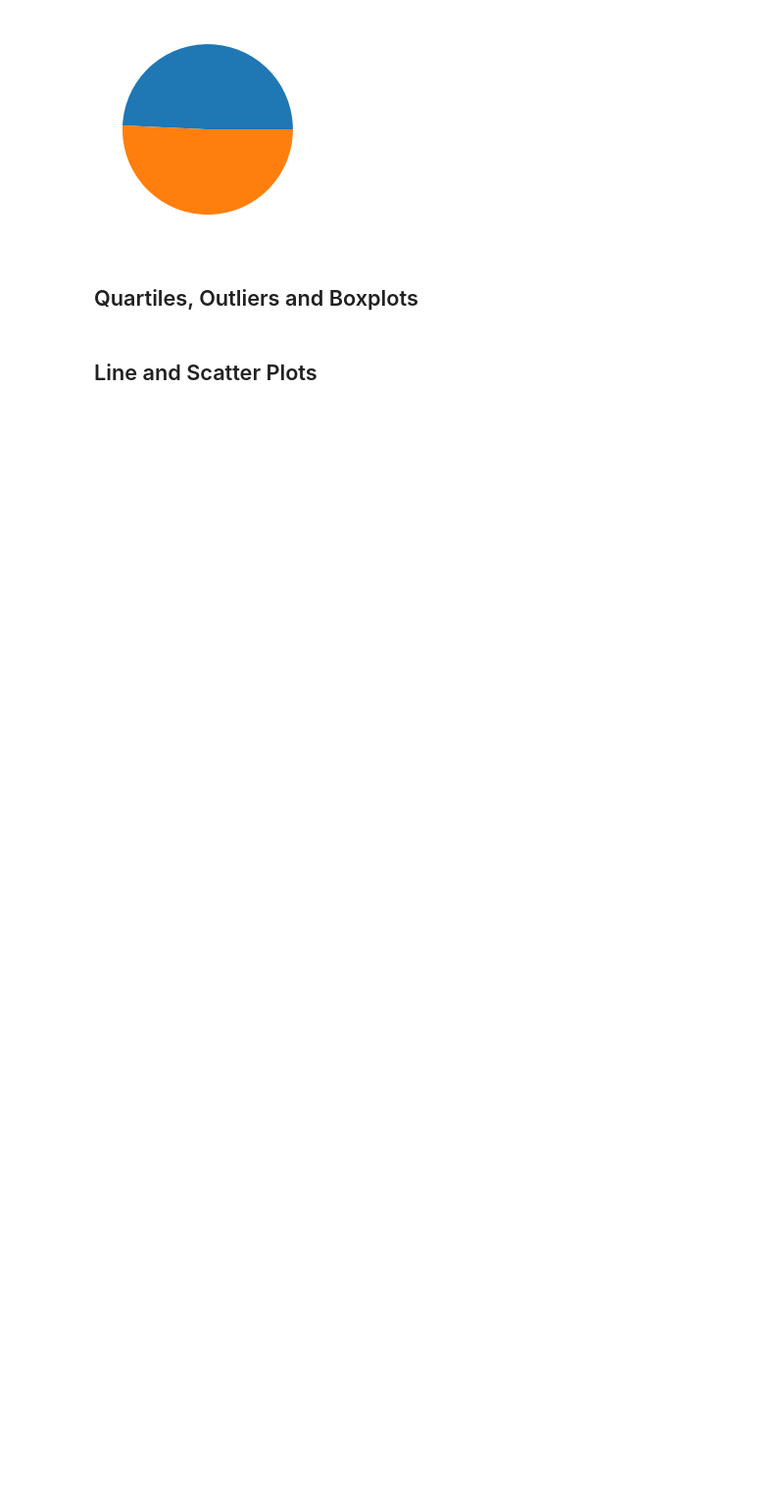
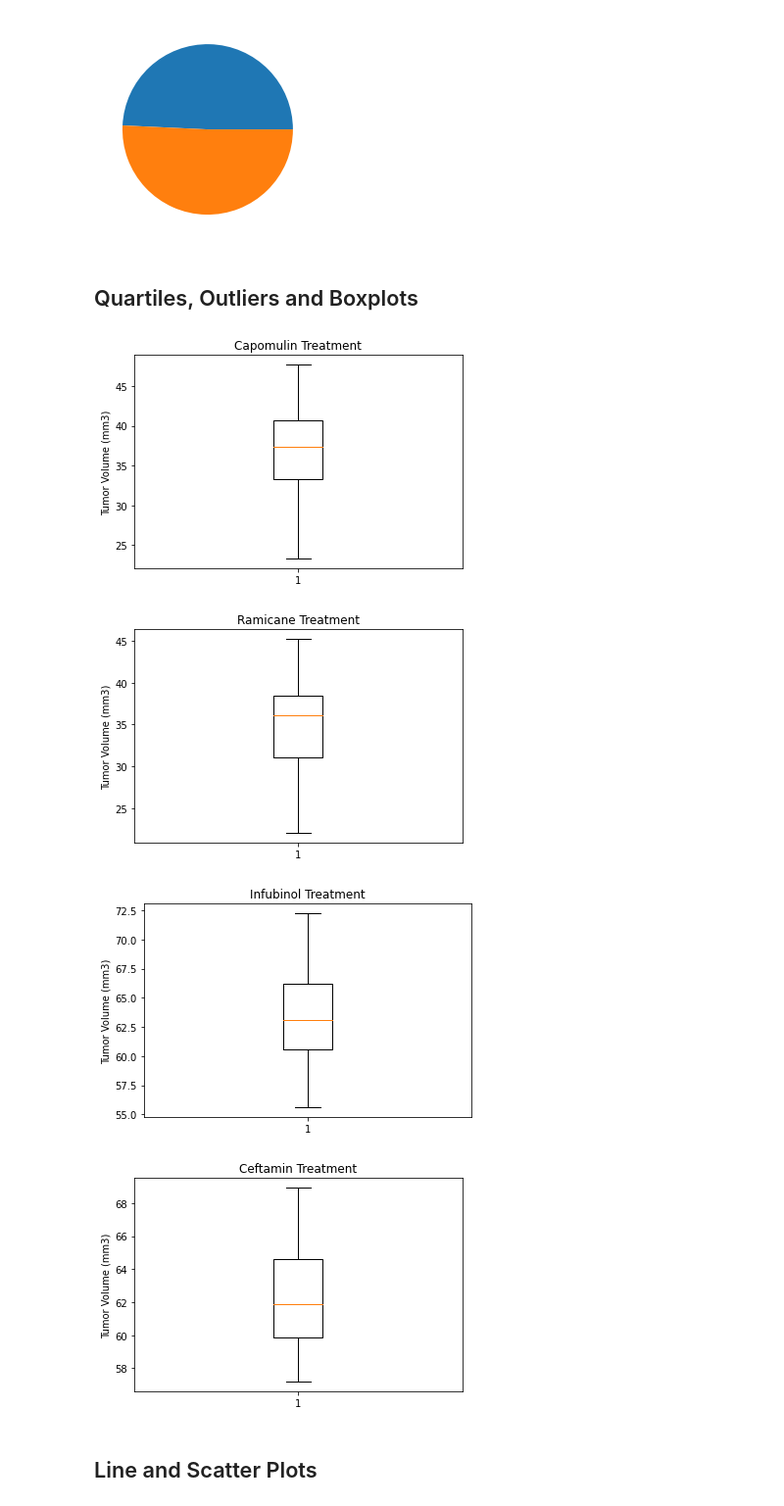
Before and after one commit to crisbusa92/matplotlib-challenge, a Jupyter notebook: Pymaceuticals/pymaceuticals_starter.ipynb, the cells around one changed output. Shown: that part at 98% size. Cells and saved outputs as stored; diff of their text form; code cells hidden in the pictures; blank space fills up the shorter version.

```diff
--- a/Pymaceuticals/pymaceuticals_starter.ipynb
+++ b/Pymaceuticals/pymaceuticals_starter.ipynb
@@ -168,2 +184,32 @@ plt.pie(gender)
+# %%
+# Generate a box plot of the final tumor volume of each mouse across four regimens of interest
+fig1, ax1 = plt.subplots()
+ax1.set_title('Capomulin Treatment')
+ax1.set_ylabel('Tumor Volume (mm3)')
+ax1.boxplot(cap_vol)
+plt.show()
+
+fig1, ax1 = plt.subplots()
+ax1.set_title('Ramicane Treatment')
+ax1.set_ylabel('Tumor Volume (mm3)')
+ax1.boxplot(rame_vol)
+plt.show()
+
+fig1, ax1 = plt.subplots()
+ax1.set_title('Infubinol Treatment')
+ax1.set_ylabel('Tumor Volume (mm3)')
+ax1.boxplot(inf_vol)
+plt.show()
+
+fig1, ax1 = plt.subplots()
+ax1.set_title('Ceftamin Treatment')
+ax1.set_ylabel('Tumor Volume (mm3)')
+ax1.boxplot(cef_vol)
+plt.show()
+# %% [output]
+[figure, added]
+[figure, added]
+[figure, added]
+[figure, added]
 # %% [markdown]
 ## Line and Scatter Plots
```
Also changed, not shown: parts of 13 cells of this notebook.
